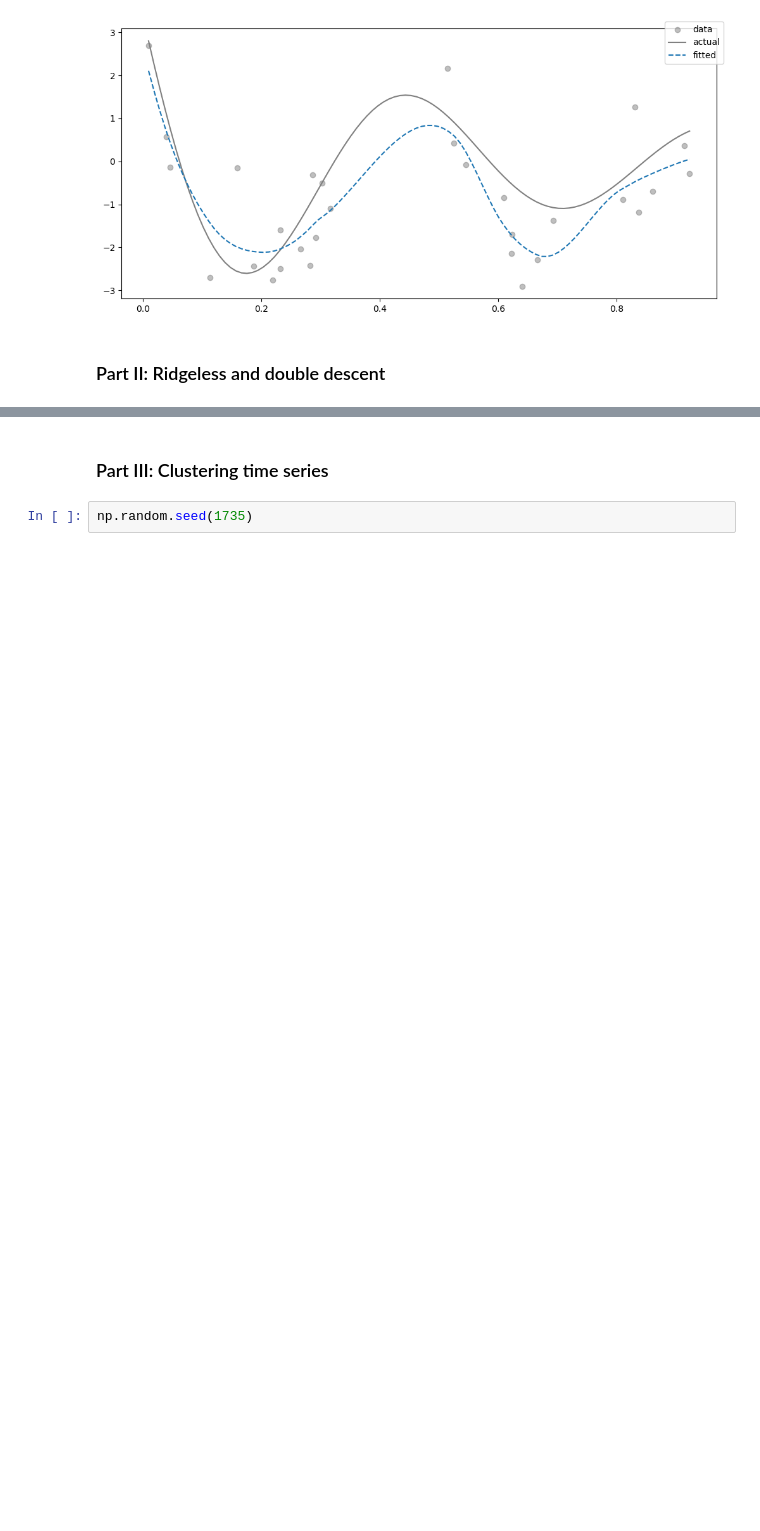
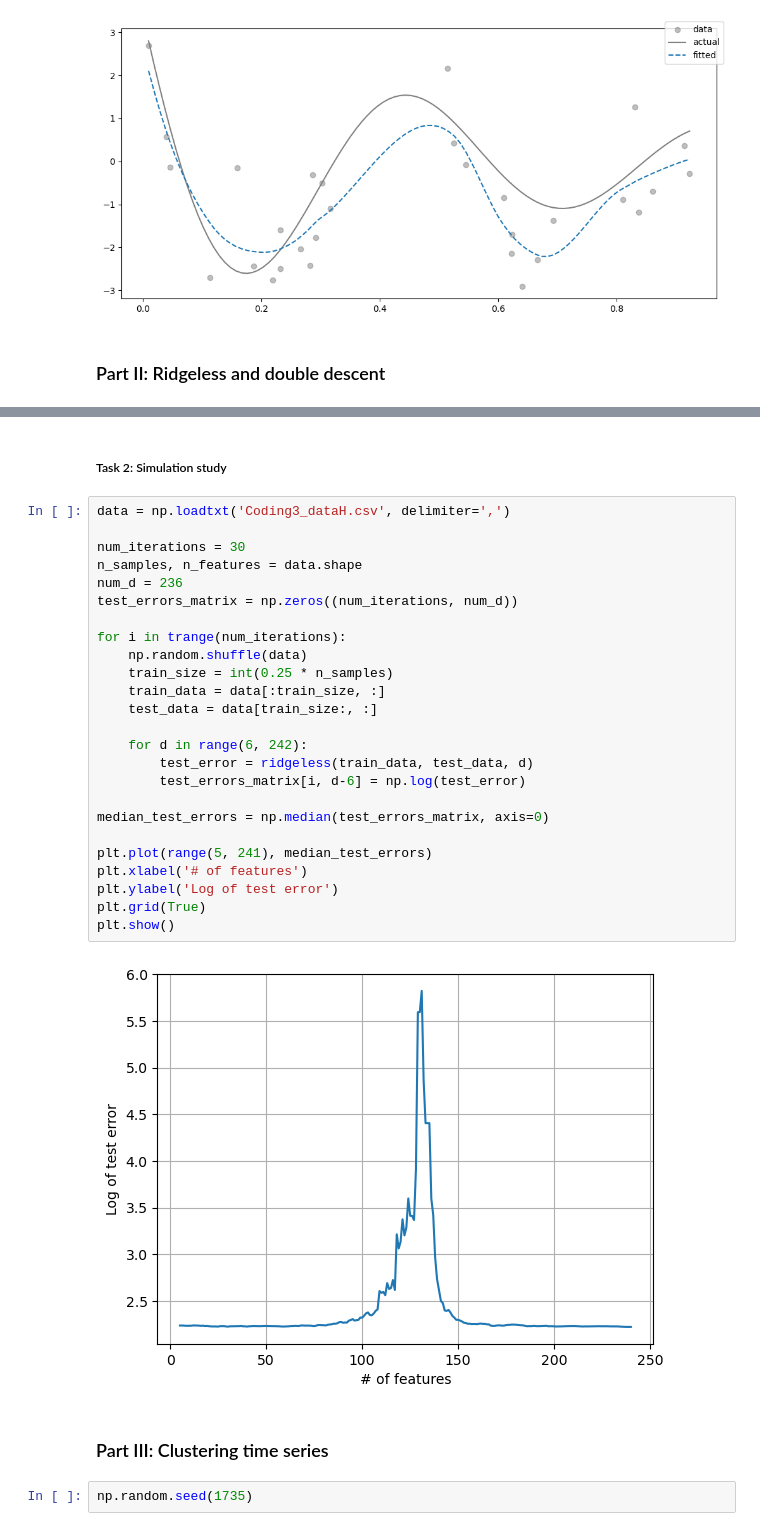
Before and after one commit to oliviagd/psl, a Jupyter notebook: coding_3/coding3.ipynb, the cells around one changed output, grey strips where cells are left out. Saved outputs shown, nothing was run; the diff lists cells and outputs as text; blank space fills up the shorter version.

```diff
--- a/coding_3/coding3.ipynb
+++ b/coding_3/coding3.ipynb
@@ -101,3 +141,32 @@ plt.show()
+# %% [markdown]
+##### Task 2: Simulation study
+# %%
+data = np.loadtxt('Coding3_dataH.csv', delimiter=',')
+
+num_iterations = 30
+n_samples, n_features = data.shape
+num_d = 236
+test_errors_matrix = np.zeros((num_iterations, num_d))
+
+for i in trange(num_iterations):
+    np.random.shuffle(data)
+    train_size = int(0.25 * n_samples)
+    train_data = data[:train_size, :]
+    test_data = data[train_size:, :]
+
+    for d in range(6, 242):
+        test_error = ridgeless(train_data, test_data, d)
+        test_errors_matrix[i, d-6] = np.log(test_error)
+
+median_test_errors = np.median(test_errors_matrix, axis=0)
+
+plt.plot(range(5, 241), median_test_errors)
+plt.xlabel('# of features')
+plt.ylabel('Log of test error')
+plt.grid(True)
+plt.show()
+# %% [output]
+[figure, added]
 # %% [markdown]
 ### Part III: Clustering time series
 # %%
```
Also changed, not shown: parts of 4 cells of this notebook, 1 other file.
